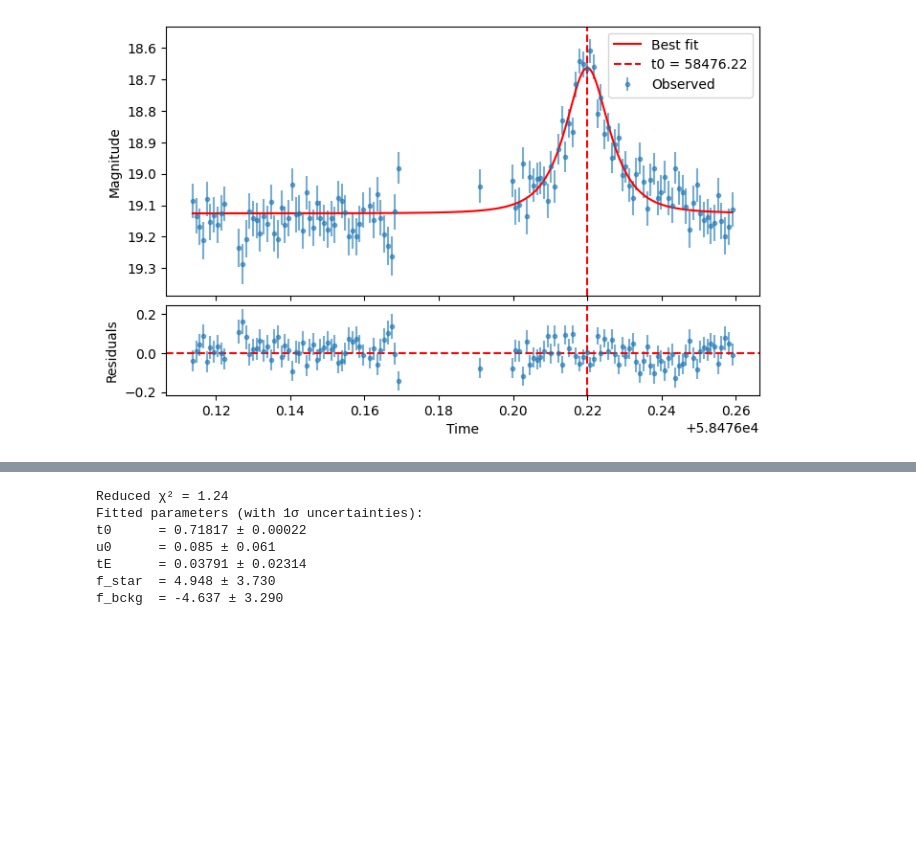
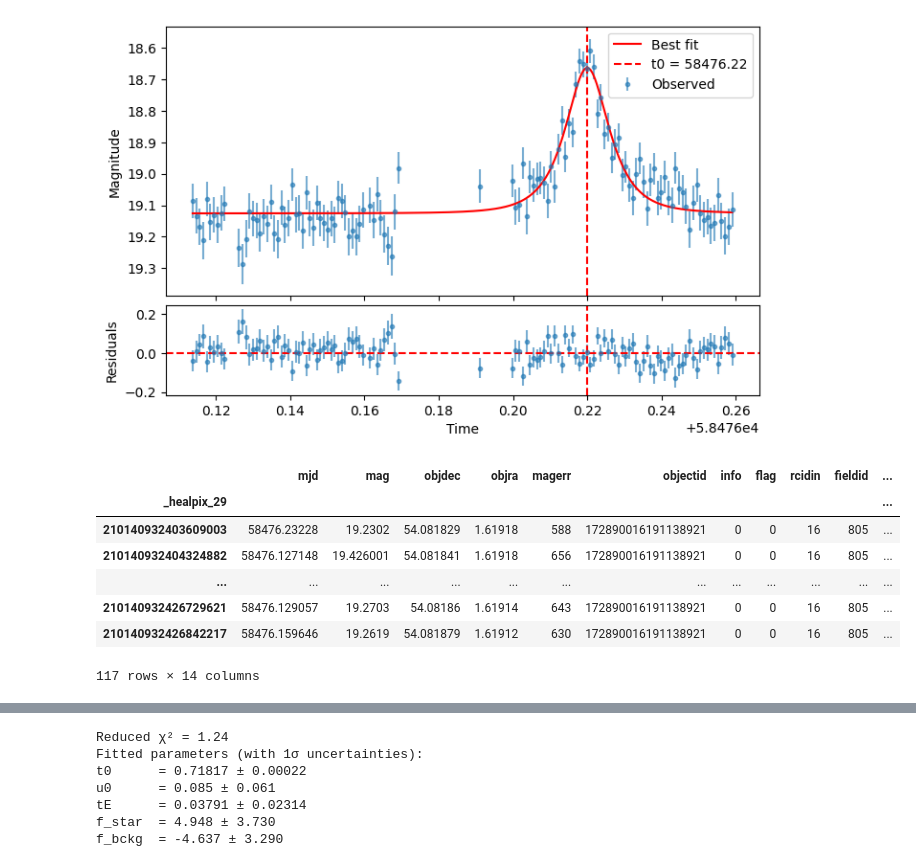
Before and after one commit to snad-space/flare-classifier, a Jupyter notebook: nb/mulens-805205100020986.ipynb, the cells around one changed output, grey strips where cells are left out. Saved outputs shown, nothing was run; the diff lists cells and outputs as text; code cells hidden in the pictures; blank space fills up the shorter version.

```diff
--- a/nb/mulens-805205100020986.ipynb
+++ b/nb/mulens-805205100020986.ipynb
@@ -105,3 +101,27 @@ u0     = 0.800 ± 0.020
 tE     = 0.00799 ± 0.00046
 m_base = 19.126 ± 0.007
 [figure]
+# %%
+import lsdb
+
+zuber = lsdb.read_hats(
+    "https://data.lsdb.io/hats/ztf_dr16/zubercal",
+    search_filter=lsdb.ConeSearch(ra=1.6191310925, dec=54.08183605141, radius_arcsec=0.2),
+    filters=[
+        ("mjd", ">", 58476.0),
+        ("mjd", "<", 58477.0),
+        ("magerr", "<", 1000),
+        ("info", "==", 0),
+        ("flag", "==", 0),
+    ]
+).compute()
+zuber
+# %% [output]
+|  | mjd | mag | objdec | objra | magerr | objectid | info | flag | rcidin | fieldid | ... |
+| _healpix_29 |  |  |  |  |  |  |  |  |  |  | ... |
+| 210140932403609003 | 58476.23228 | 19.2302 | 54.081829 | 1.61918 | 588 | 172890016191138921 | 0 | 0 | 16 | 805 | ... |
+| 210140932404324882 | 58476.127148 | 19.426001 | 54.081841 | 1.61918 | 656 | 172890016191138921 | 0 | 0 | 16 | 805 | ... |
+| ... | ... | ... | ... | ... | ... | ... | ... | ... | ... | ... | ... |
+| 210140932426729621 | 58476.129057 | 19.2703 | 54.08186 | 1.61914 | 643 | 172890016191138921 | 0 | 0 | 16 | 805 | ... |
+| 210140932426842217 | 58476.159646 | 19.2619 | 54.081879 | 1.61912 | 630 | 172890016191138921 | 0 | 0 | 16 | 805 | ... |
+117 rows × 14 columns
```
Also changed, not shown: parts of 3 cells of this notebook.
